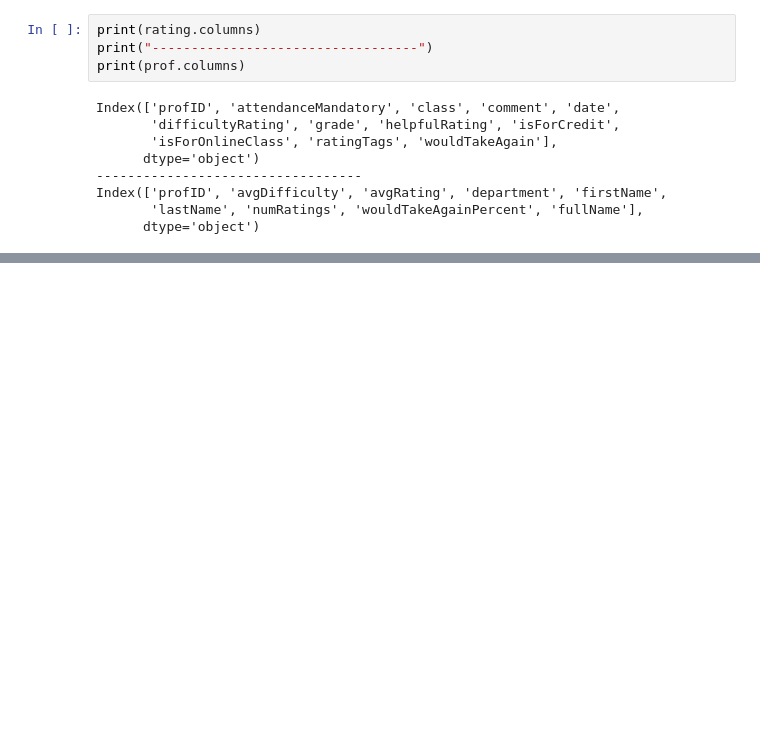
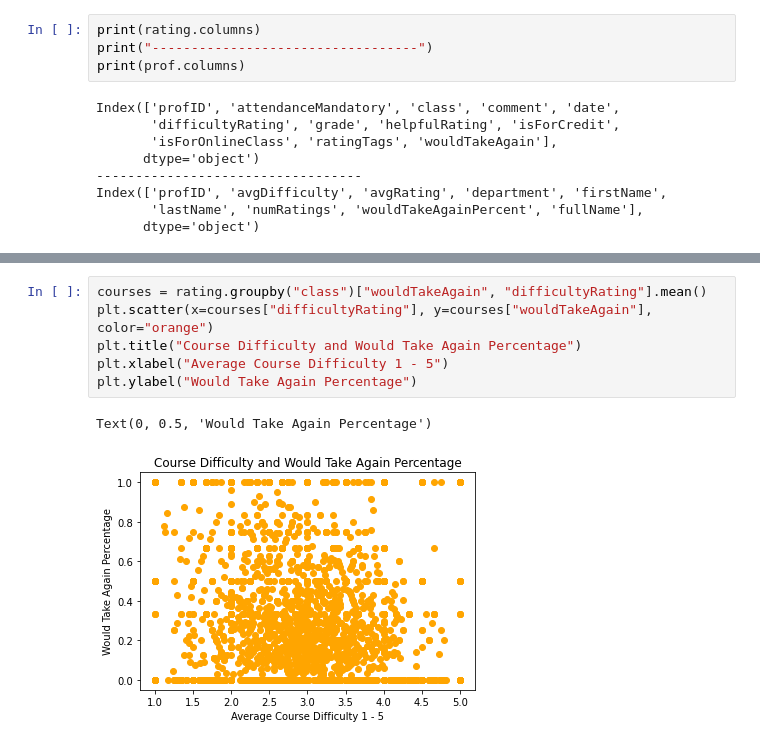
Before and after one commit to MichiganDataScienceTeam/WN2024-RMP, a Jupyter notebook: notebook/eda.ipynb, the cells around one changed output, grey strips where cells are left out. Cells and saved outputs as stored; diff of their text form; blank space fills up the shorter version.

```diff
--- a/notebook/eda.ipynb
+++ b/notebook/eda.ipynb
@@ -49,0 +58,9 @@ prof.head()
+# %%
+courses = rating.groupby("class")["wouldTakeAgain", "difficultyRating"].mean()
+plt.scatter(x=courses["difficultyRating"], y=courses["wouldTakeAgain"], color="orange")
+plt.title("Course Difficulty and Would Take Again Percentage")
+plt.xlabel("Average Course Difficulty 1 - 5")
+plt.ylabel("Would Take Again Percentage")
+# %% [output]
+Text(0, 0.5, 'Would Take Again Percentage')
+[figure, added]
```
Also changed, not shown: parts of 1 cell of this notebook, 2 other files.
